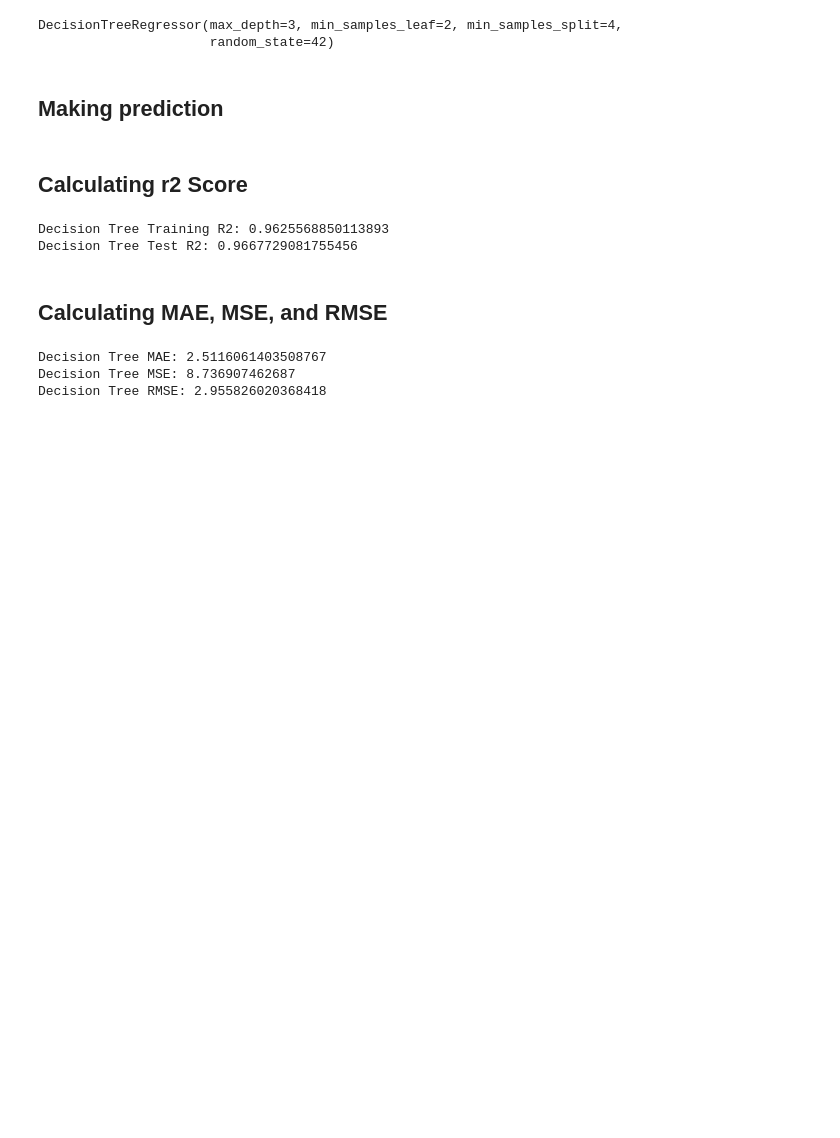
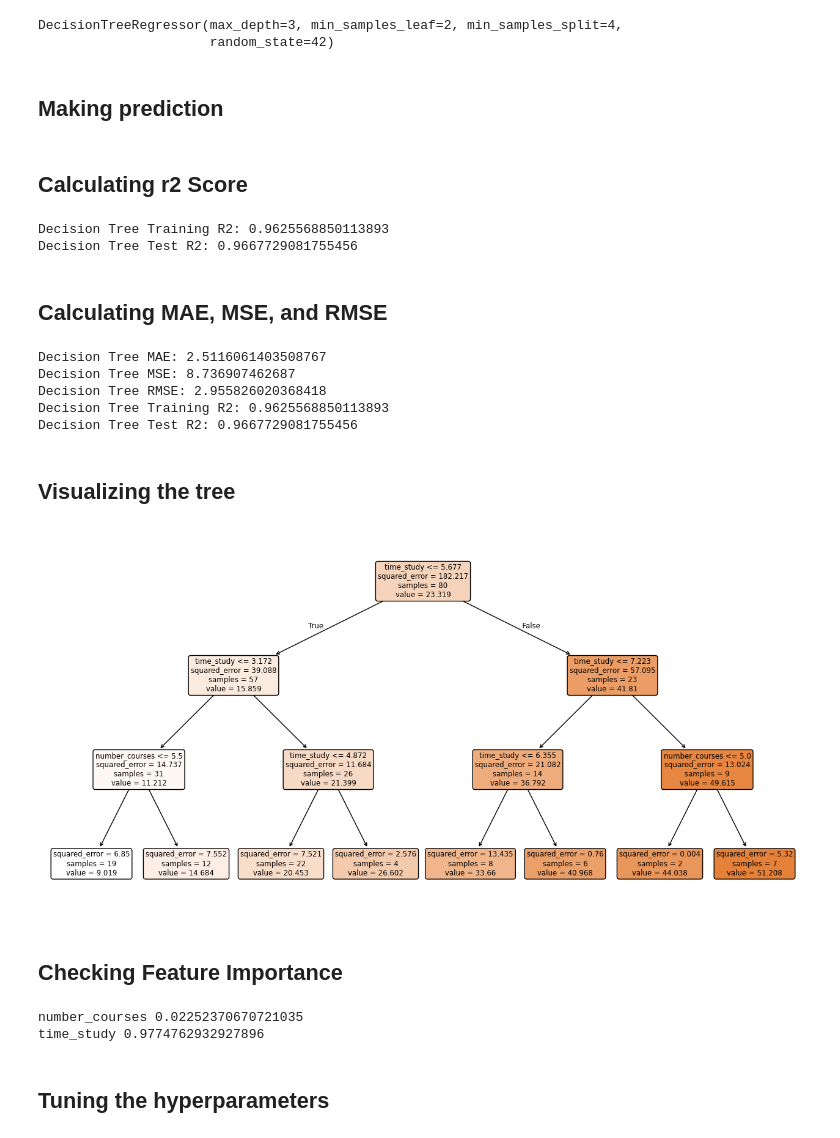
Before and after one commit to OleSuyaye/student-marks-regression, a Jupyter notebook: notebooks/student_marks.ipynb, the cells around one changed output. Drawn from its saved outputs; the diff is of its cells as text; code cells hidden in the pictures; blank space fills up the shorter version.

```diff
--- a/notebooks/student_marks.ipynb
+++ b/notebooks/student_marks.ipynb
@@ -253,7 +253,37 @@ tree_rmse = tree_mse ** 0.5
 print("Decision Tree MAE:", tree_mae)
 print("Decision Tree MSE:", tree_mse)
 print("Decision Tree RMSE:", tree_rmse)
+print("Decision Tree Training R2:", tree_train_r2)
+print("Decision Tree Test R2:", tree_test_r2)
 # %% [output]
 Decision Tree MAE: 2.5116061403508767
 Decision Tree MSE: 8.736907462687
 Decision Tree RMSE: 2.955826020368418
+Decision Tree Training R2: 0.9625568850113893
+Decision Tree Test R2: 0.9667729081755456
+# %% [markdown]
+## Visualizing the tree
+# %%
+plt.figure(figsize=(16, 8))
+
+plot_tree(
+    tree_model,
+    feature_names=X.columns,
+    filled=True,
+    rounded=True
+)
+
+plt.show()
+# %% [output]
+[figure, added]
+# %% [markdown]
+## Checking Feature Importance
+# %%
+
+for feature, importance in zip(X.columns, tree_model.feature_importances_):
+    print(feature, importance)
+# %% [output]
+number_courses 0.02252370670721035
+time_study 0.9774762932927896
+# %% [markdown]
+## Tuning the hyperparameters
```
Also changed, not shown: parts of 16 cells of this notebook.
